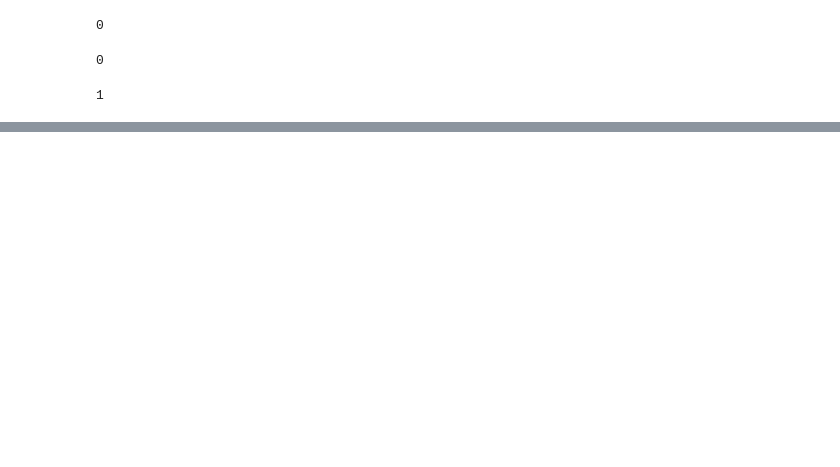
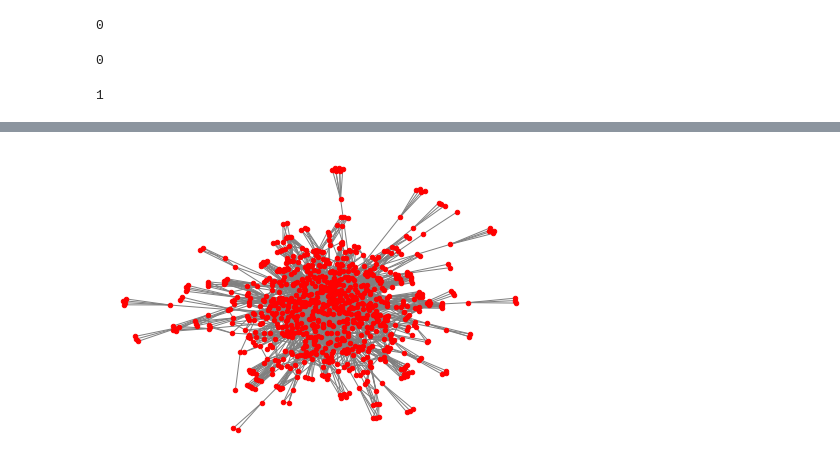
Before and after one commit to menobleknight/using-python-for-research, a Jupyter notebook: week-4-part-3/social-network-analysis.ipynb, the cells around one changed output, grey strips where cells are left out. Saved outputs shown, nothing was run; the diff lists cells and outputs as text; code cells hidden in the pictures; blank space fills up the shorter version.

```diff
--- a/week-4-part-3/social-network-analysis.ipynb
+++ b/week-4-part-3/social-network-analysis.ipynb
@@ -197,0 +240,3 @@ G2 = nx.to_networkx_graph(A2) # graph from adjacency matrix of village 2
+# %%
+G1_largest_connected_component = max((G1.subgraph(component) for component in nx.connected_components(G1)), key=len)
+G2_largest_connected_component = max((G2.subgraph(component) for component in nx.connected_components(G2)), key=len)
@@ -197,0 +259,6 @@ G2 = nx.to_networkx_graph(A2) # graph from adjacency matrix of village 2
+# %%
+# graph of largest connected component of graph G1
+
+nx.draw(G1_largest_connected_component, node_color="red", edge_color="gray", node_size=20)
+# %% [output]
+[figure, added]
```
Also changed, not shown: parts of 21 cells of this notebook.
